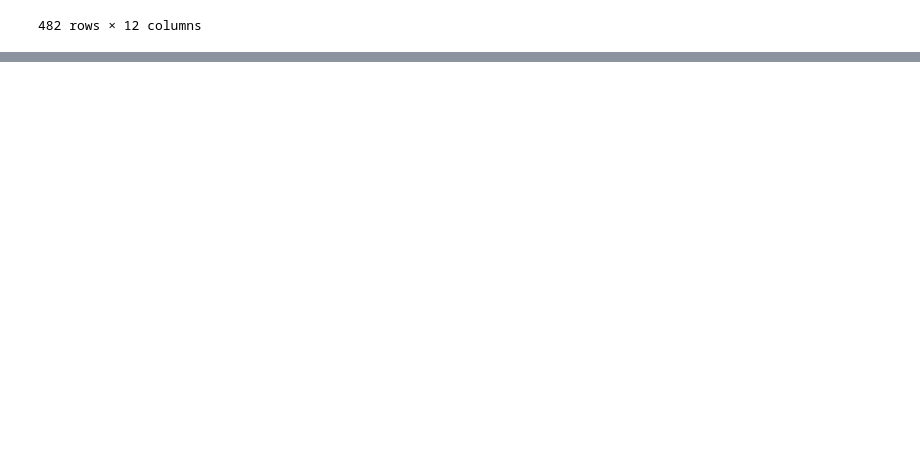
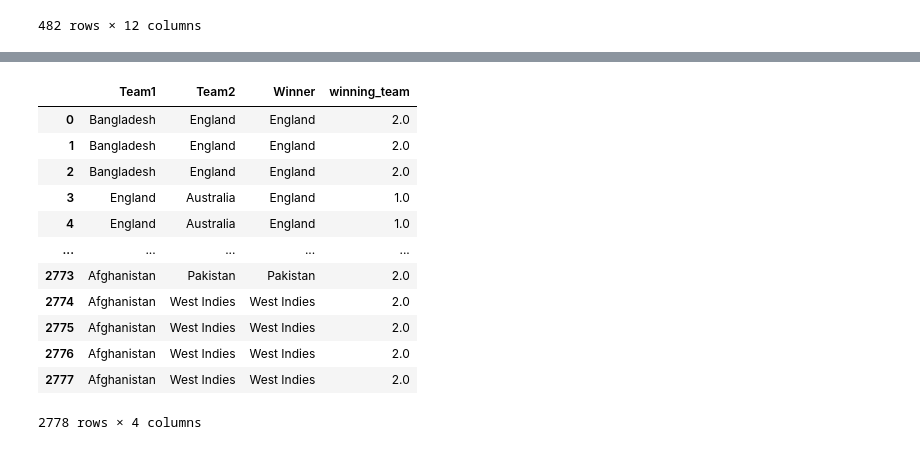
Before and after one commit to Menonvid/Cricket-dashboard, a Jupyter notebook: World_Cup_Pred.ipynb, the cells around one changed output, grey strips where cells are left out. Cells and saved outputs as stored; diff of their text form; code cells hidden in the pictures; blank space fills up the shorter version.

```diff
--- a/World_Cup_Pred.ipynb
+++ b/World_Cup_Pred.ipynb
@@ -102,0 +139,3 @@ india_2010
+# %%
+df_teams_2010 = df_teams.filter(['Team1','Team2', 'Winner'],axis=1)
+df_teams_2010.head()
@@ -102,0 +149,20 @@ india_2010
+# %%
+df_teams_2010 = df_teams_2010.reset_index(drop=True)
+df_teams_2010.loc[df_teams_2010.Winner == df_teams_2010.Team1,'winning_team']=1
+df_teams_2010.loc[df_teams_2010.Winner == df_teams_2010.Team2, 'winning_team']=2
+# %%
+df_teams_2010
+# %% [output]
+|  | Team1 | Team2 | Winner | winning_team |
+| 0 | Bangladesh | England | England | 2.0 |
+| 1 | Bangladesh | England | England | 2.0 |
+| 2 | Bangladesh | England | England | 2.0 |
+| 3 | England | Australia | England | 1.0 |
+| 4 | England | Australia | England | 1.0 |
+| ... | ... | ... | ... | ... |
+| 2773 | Afghanistan | Pakistan | Pakistan | 2.0 |
+| 2774 | Afghanistan | West Indies | West Indies | 2.0 |
+| 2775 | Afghanistan | West Indies | West Indies | 2.0 |
+| 2776 | Afghanistan | West Indies | West Indies | 2.0 |
+| 2777 | Afghanistan | West Indies | West Indies | 2.0 |
+2778 rows × 4 columns
```
Also changed, not shown: parts of 22 cells of this notebook, 2 other files.
